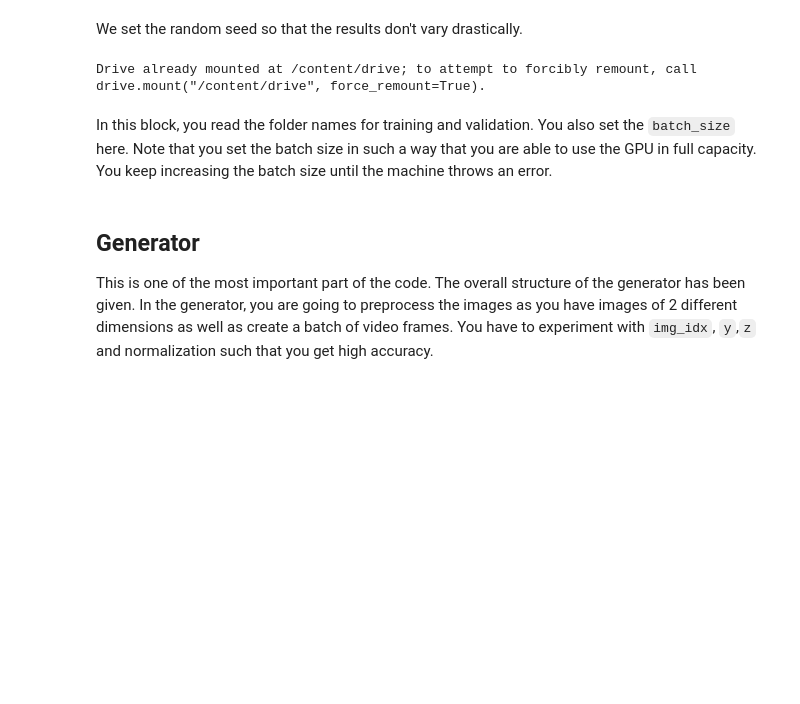
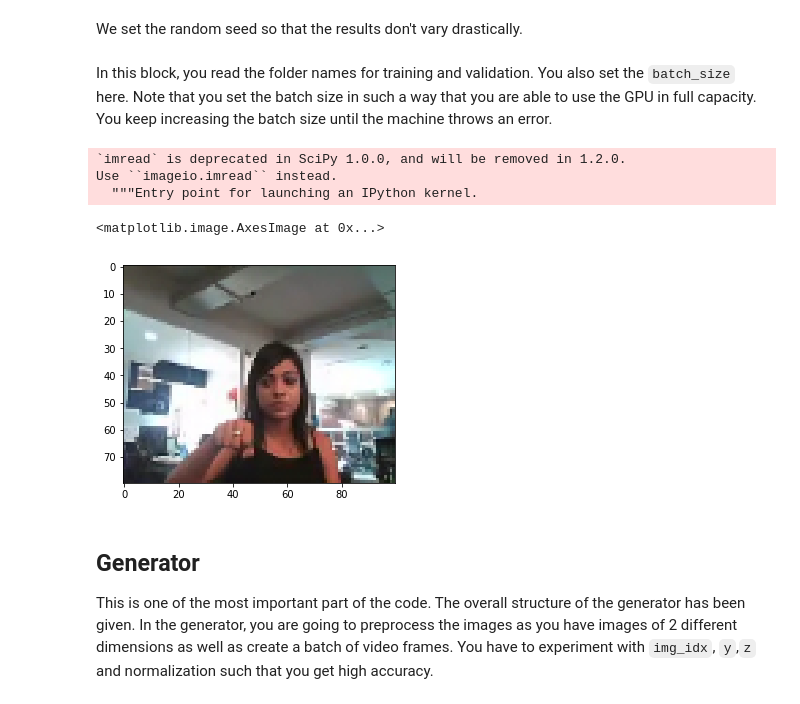
Before and after one commit to PreethaJoy/GestureRecognition, a Jupyter notebook: Gesture_Recognition_Code.ipynb, the cells around one changed output. Cells and saved outputs as stored; diff of their text form; code cells hidden in the pictures; blank space fills up the shorter version.

```diff
--- a/Gesture_Recognition_Code.ipynb
+++ b/Gesture_Recognition_Code.ipynb
@@ -41,10 +42,8 @@ from keras import backend as K
 import tensorflow as tf
 tf.set_random_seed(30)
 # %%
-from google.colab import drive
-drive.mount('/content/drive')
+#from google.colab import drive
+#drive.mount('/content/drive')
-# %% [output]
-Drive already mounted at /content/drive; to attempt to forcibly remount, call drive.mount("/content/drive", force_remount=True).
 # %% [markdown]
 In this block, you read the folder names for training and validation. You also set the `batch_size` here. Note that you set the batch size in such a way that you are able to use the GPU in full capacity. You keep increasing the batch size until the machine throws an error.
 # %%
@@ -54,5 +53,15 @@ val_doc = np.random.permutation(open('/content/drive/My Drive/Colab Notebooks/Pr
 
 batch_size = 8
+# %%
+image = imread('Project_data/train/WIN_20180925_17_29_33_Pro_Stop_new/WIN_20180925_17_29_33_Pro_00002.png')
+img_resized = resize(image, (80, 100))
+plt.imshow(img_resized)
+# %% [output]
+`imread` is deprecated in SciPy 1.0.0, and will be removed in 1.2.0.
+Use ``imageio.imread`` instead.
+  """Entry point for launching an IPython kernel.
+<matplotlib.image.AxesImage at 0x...>
+[figure, added]
 # %% [markdown]
 ## Generator
 This is one of the most important part of the code. The overall structure of the generator has been given. In the generator, you are going to preprocess the images as you have images of 2 different dimensions as well as create a batch of video frames. You have to experiment with `img_idx`, `y`,`z` and normalization such that you get high accuracy.
```
Also changed, not shown: parts of 14 cells of this notebook.
